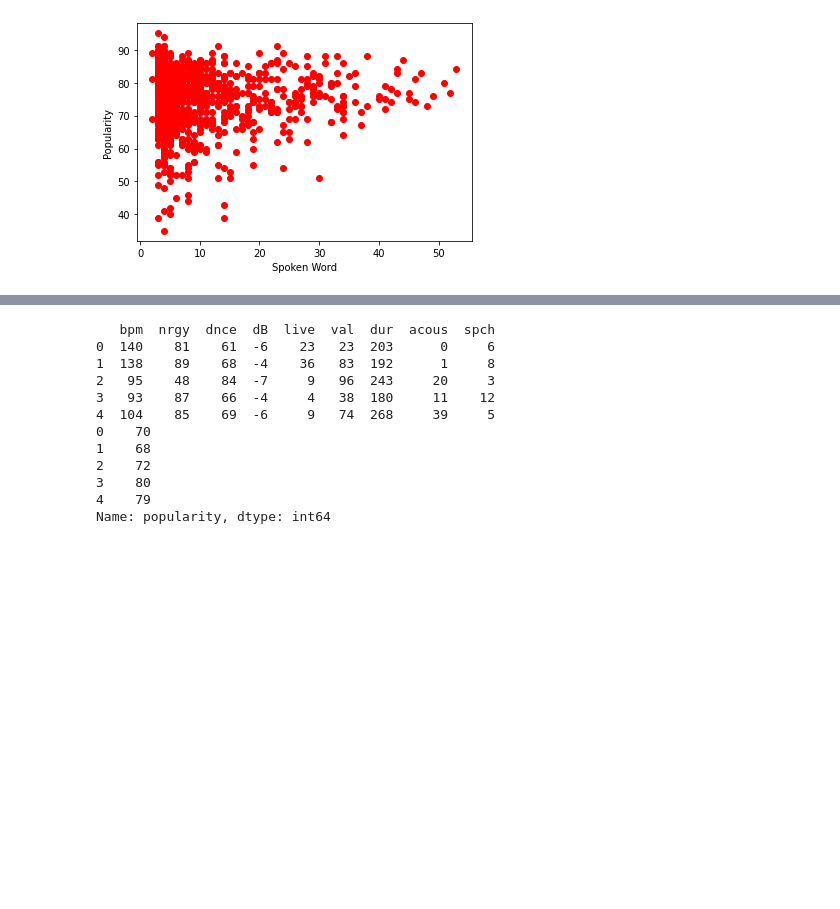
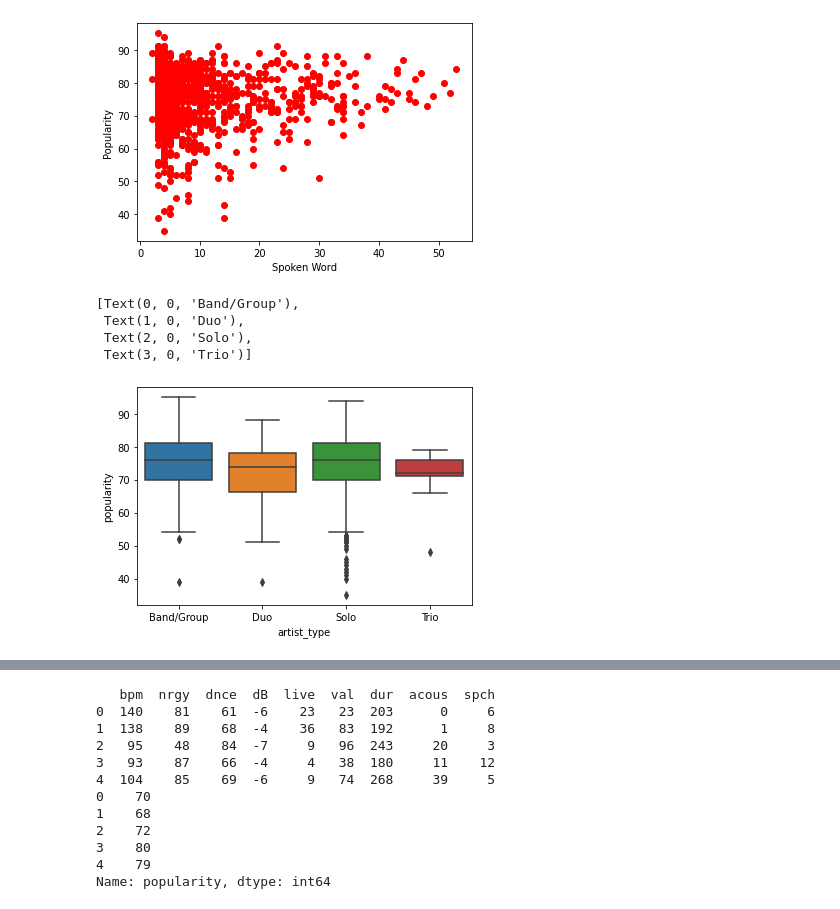
Before and after one commit to nitanshjain/Predicting_Spotify_Song_Popularity, a Jupyter notebook: AI_Project.ipynb, the cells around one changed output, grey strips where cells are left out. Drawn from its saved outputs; the diff is of its cells as text; code cells hidden in the pictures; blank space fills up the shorter version.

```diff
--- a/AI_Project.ipynb
+++ b/AI_Project.ipynb
@@ -238,5 +238,11 @@ plt.show()
 [figure]
 # %%
 # # creating boxplot based on artist_type
-# ax = sns.boxplot(x='artist_type', y='popularity', data=spotify_df)
-# ax.set_xticklabels(['Band/Group','Duo', 'Solo', 'Trio'])
+ax = sns.boxplot(x='artist_type', y='popularity', data=spotify_df)
+ax.set_xticklabels(['Band/Group','Duo', 'Solo', 'Trio'])
+# %% [output]
+[Text(0, 0, 'Band/Group'),
+ Text(1, 0, 'Duo'),
+ Text(2, 0, 'Solo'),
+ Text(3, 0, 'Trio')]
+[figure, added]
```
Also changed, not shown: parts of 12 cells of this notebook, 2 other files.
